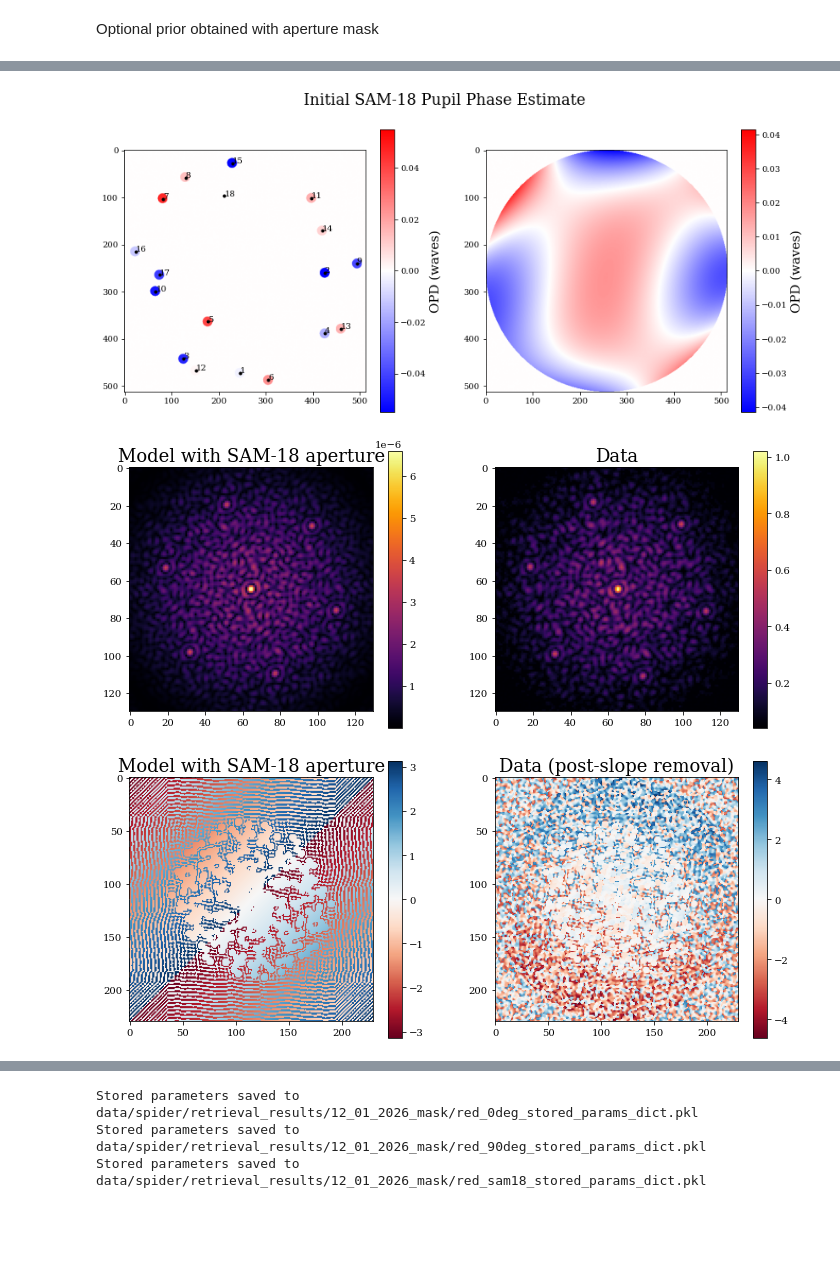
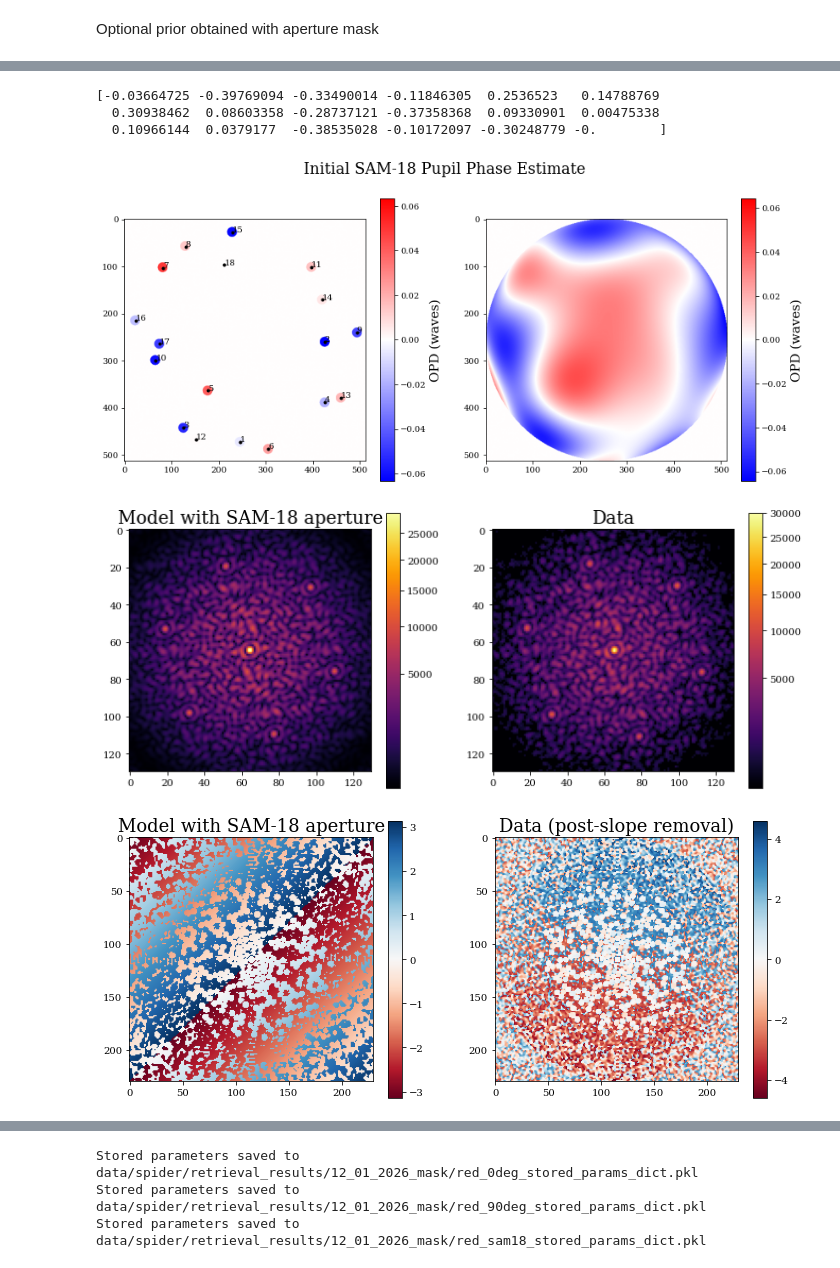
Before and after one commit to TolimanSpace/toliman_dp_design_testing, a Jupyter notebook: System_Aberrations.ipynb, the cells around one changed output, grey strips where cells are left out. Cells and saved outputs as stored; diff of their text form; code cells hidden in the pictures; blank space fills up the shorter version.

```diff
--- a/System_Aberrations.ipynb
+++ b/System_Aberrations.ipynb
@@ -385,12 +313,12 @@ class ApplyBFSPixelResponse(dl.layers.detector_layers.DetectorLayer):
         return psf_obj
 # %%
 # Zernike aberrations
-zernike_indicies = jnp.arange(4, 15) # up to 10th noll idxs (excluding piston)
+zernike_indicies = jnp.arange(4, 36)
 coeffs = jnp.zeros(zernike_indicies.shape)
 basis = dlu.zernike_basis(js=zernike_indicies, coordinates=coords, diameter=aperture_diameter)
 
 # Using PointSources instead of single PointSource object to overcome float grad issue when solving for flux
-red_src = dl.PointSources(wavelengths=[red_laser_wl], flux =jnp.asarray([1e9],dtype=float))
+red_src = dl.PointSources(wavelengths=[red_laser_wl], flux =jnp.asarray([1e13],dtype=float))
 
 spider_angles = [180, 270] #270 # 0deg is spider pointing vertically up (if looking at 'lower' origin), rotates CW from 0deg
 optical_systems = []
@@ -433,7 +361,6 @@ plt.title("270deg")
 plt.colorbar()
 
 # ----------------------------------------------------------------------------------#
-# # Create detector layer to characterise non-linear response of BFS det
 # row_start, col_start = 1676, 2532 # Start coord of window on det where data was taken
 # row_len, col_len = 86, 76   # window size of recorded data
 # psf_hlf_sz = 14             # half window sz of cropped data
@@ -493,7 +420,7 @@ spider_imgs = np.asarray([np.flip(np.load(data_dir+img_fname)) for img_fname in
 
 bckgnds = []
 
-n_frames = 2#imgs[0].shape[0]   #number of frames to perform phase retrieval on
+n_frames = 10 #imgs[0].shape[0]   #number of frames to perform phase retrieval on
 step_sz = int(imgs[0].shape[0]/n_frames) # step size for frames (equally spaced frame grabs)
 print(imgs[0].shape)
 # %% [output]
@@ -576,8 +537,8 @@ if ph_prior:
     psf_hlf = 130//2
     for frame_n in frames_i:
         data = spider_imgs[0][frame_n,:,:]
-        data_remapped = 0.0 + ((1.0 - 0.0)/(data.max()-data.min()))*(data - data.min()) #[0,1] otput range
-        data = np.power((data_remapped-alpha_cropped)/beta_cropped, (1/gamma_cropped))
+        # data_remapped = 0.0 + ((1.0 - 0.0)/(data.max()-data.min()))*(data - data.min()) #[0,1] otput range
+        # data = np.power((data_remapped-alpha_cropped)/beta_cropped, (1/gamma_cropped))
 
         psf_center_idx = np.unravel_index(np.argmax(data, axis=None), data.shape)
         data = data[psf_center_idx[0]-psf_hlf:psf_center_idx[0]+psf_hlf,
@@ -585,6 +546,7 @@ if ph_prior:
 
         linear_spider.append(data)
     linear_spider = np.asarray(linear_spider)
+    stdev_linear_spider = jnp.std(linear_spider, axis=0)
 
     # --- windowing (i'm hoping this will give me better splodge sampling)
     padded_linear_spider = [np.pad(arr, pad_width=50) for arr in linear_spider]
@@ -766,17 +729,19 @@ if ph_prior:
 if ph_prior:
     # ph time series
     ts_ph = []
-    for frame in pd_wnd_linear_spider:
-        _, _, ph = compute_complex_vis(frame)
-        diff_ph = UVHelper.read_splodge(ph_data=ph, mask_idx=0)
+    for frame_ph in norm_linear_sam18_ph:
+        diff_ph = UVHelper.read_splodge(ph_data=frame_ph, mask_idx=0)
         ts_ph.append(diff_ph)
 
     ts_ph = np.asarray(ts_ph)
-    plt.figure(figsize=(10,5))
+    plt.figure(figsize=(20,5))
     for i in range(ts_ph.shape[1]):
         plt.plot(ts_ph[:,i], label="Splodge {}".format(i+1))
 
     plt.grid()
+    # plt.axvline(13, color='k', linestyle='--', linewidth=1)
+    # plt.axvline(17, color='k', linestyle='--', linewidth=1)
+
     plt.title("SAM-18 Phases over time")
     plt.ylabel("Phase (rad)")
 
@@ -865,6 +831,7 @@ if ph_prior:
 
     # re-construct pupil phase
     pupil_ph = -UVHelper.reconstruct_pupil_ph(baseline_pist=[avg_ph])[0] # in rad
+    print(pupil_ph)
     for i, p in enumerate(pupil_ph):
         dynamic_aperture = dynamic_aperture.set("AberratedAperture_{}.coefficients".format(i), jnp.array([p/(2*np.pi) * red_laser_wl]))
 
@@ -888,10 +855,10 @@ if ph_prior:
 
     # estimate zernike coefficients from this phase
     Zbasis = basis.reshape(basis.shape[0], -1).T
-    Zbasis = Zbasis.at[:,0].set(Zbasis[:,0]*1/5) # defocus prior (weight it to guide the recon init)
+    Zbasis = Zbasis.at[:,0].set(Zbasis[:,0]*1/10) # defocus prior (weight it to guide the recon init)
     # est_coeffs = jnp.linalg.lstsq(Zbasis, (sam18_init_basis).reshape(-1,1), rcond=None)[0]
     est_coeffs = jnp.linalg.pinv(Zbasis)@(sam18_init_basis).reshape(-1,1) # in nm to help LLS
-    est_coeffs *= 10 # off by like a factor of 10idk why
+    est_coeffs *= 10 # off by like a factor of 10idk why÷
     initZbasis = jnp.sum(basis * est_coeffs.reshape(-1,1,1), axis=0)
 
     plt.subplot(1,2,2)
@@ -902,8 +869,8 @@ if ph_prior:
 
     # OR instantiate model
     layers = [
-        # ('intensity', dl.layers.TransmissiveLayer(transmission=intensity_dist, normalise=False)),
-        ('intensity', GaussTransmissiveLayer(gaussian_param=jnp.array([0.1,0.1,20e-3,15e-3,0.5,0]), pixel_coords=coords)),
+        ('intensity', dl.layers.TransmissiveLayer(transmission=intensity_dist, normalise=False)),
+        # ('intensity', GaussTransmissiveLayer(gaussian_param=jnp.array([0.1,0.1,20e-3,15e-3,0.5,0]), pixel_coords=coords)),
         ('sam18', TransmissiveLayer(transmission=sam18_trans, normalise=False)),
         ('aperture', dl.layers.BasisOptic(basis=basis, coefficients=coeffs, transmission=None, normalise=False)),
     ]
@@ -914,16 +881,19 @@ if ph_prior:
                                 psf_pixel_scale=psf_pixel_scale,
                                 oversample=oversample)
 
-    psf = optics_mask.propagate_mono(red_laser_wl)
+    instrument_mask = dl.Telescope(optics=optics_mask, source=('source', dl.PointSources(wavelengths=[red_laser_wl], flux =jnp.asarray([0.5e16],dtype=float))),
+                                   detector=detector)
+
+    psf = instrument_mask.model()
 
     plt.figure(figsize=(12,5))
     plt.subplot(1,2,1)
     plt.title("Model with SAM-18 aperture")
-    plt.imshow(psf**0.5)
+    plt.imshow(psf, norm=PowerNorm(0.5))
     plt.colorbar()
     plt.subplot(1,2,2)
     plt.title("Data")
-    plt.imshow(linear_spider[0]**0.5)
+    plt.imshow(linear_spider[0], norm=PowerNorm(0.5))
     plt.colorbar()
 
     plt.figure(figsize=(12,5))
@@ -936,33 +906,36 @@ if ph_prior:
     plt.subplot(1,2,2)
     plt.title("Data (post-slope removal)")
     # _, _, ph = compute_complex_vis(norm_linear_sam18_ph[0])
     ph = norm_linear_sam18_ph[0]
     plt.imshow(ph, norm=CenteredNorm(), cmap='RdBu')
     plt.colorbar()
 
     splodges = np.abs(jnp.fft.fftshift(jnp.fft.fft2(jnp.fft.fftshift(psf))))**2
     eg_splodge = np.abs(jnp.fft.fftshift(jnp.fft.fft2(jnp.fft.fftshift(linear_spider[0]))))**2
 
     norm = mcolors.Normalize(vmin=0, vmax=1)
     splodges_norm = norm(splodges/splodges.max())
     eg_splodge_norm = norm(eg_splodge/eg_splodge.max())
 
     splodges_mask = dummy_splodge_mask(splodges_norm, min_peak=1e-4, radius=2, prox_thresh=1)
     eg_splodge_mask = dummy_splodge_mask(eg_splodge_norm, min_peak=1e-4, radius=2, prox_thresh=1)
 
 
     plt.figure(figsize=(12,5))
     plt.subplot(1,3,1)
     plt.title("Model mask")
     plt.imshow(splodges_mask)
     plt.subplot(1,3,2)
     plt.title("Data mask")
     plt.imshow(eg_splodge_mask)
     plt.subplot(1,3,3)
     diff = splodges_mask - eg_splodge_mask
     plt.title("diff")
     plt.imshow(diff, cmap='bwr', norm=CenteredNorm())
 # %% [output]
+[-0.03664725 -0.39769094 -0.33490014 -0.11846305  0.2536523   0.14788769
+  0.30938462  0.08603358 -0.28737121 -0.37358368  0.09330901  0.00475338
+  0.10966144  0.0379177  -0.38535028 -0.10172097 -0.30248779 -0.        ]
-[figure, old version]
+[figure, new version]
-[figure, old version]
+[figure, new version]
-[figure, old version]
+[figure, new version]
```
Also changed, not shown: parts of 26 cells of this notebook, 3 other files.
